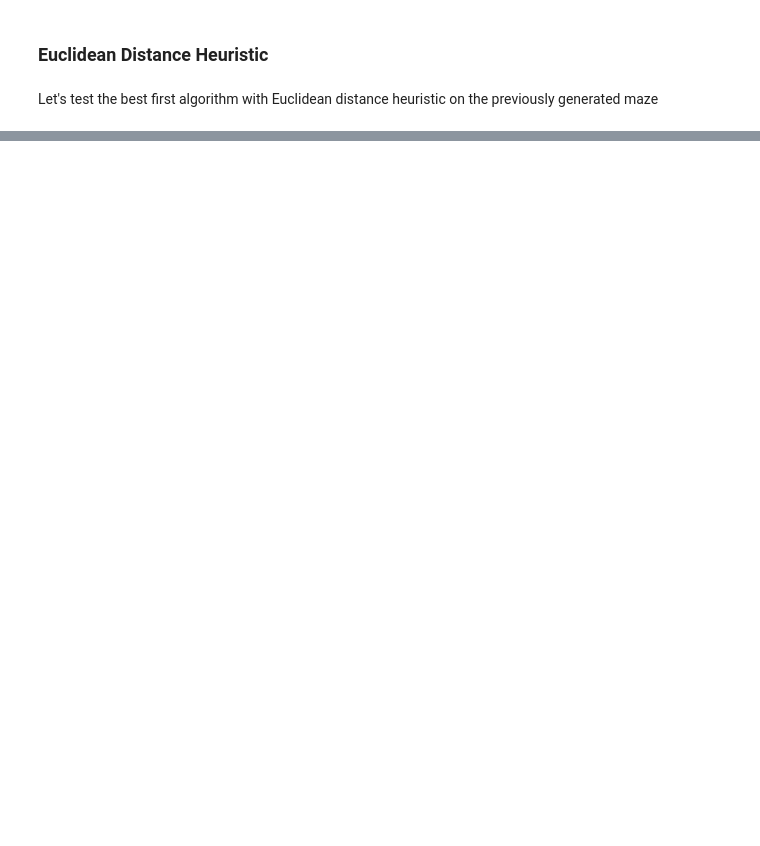
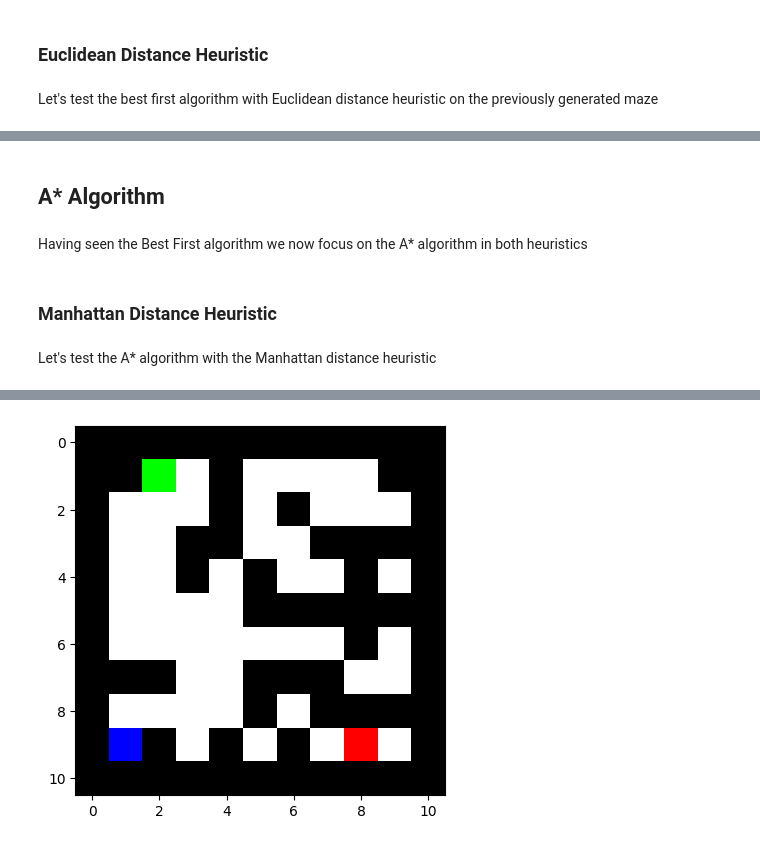
Before and after one commit to CarlinoCalogero/univaq-ase-caianiello-ai-assignments, a Jupyter notebook: assignment_1/code/notebook.ipynb, the cells around one changed output, grey strips where cells are left out. Drawn from its saved outputs; the diff is of its cells as text; code cells hidden in the pictures; blank space fills up the shorter version.

```diff
--- a/assignment_1/code/notebook.ipynb
+++ b/assignment_1/code/notebook.ipynb
@@ -89,0 +111,17 @@ AttributeError: module 'heuristics.euclidean' has no attribute 'manhattan_distan
+# %% [markdown]
+## A* Algorithm
+# %% [markdown]
+Having seen the Best First algorithm we now focus on the A* algorithm in both heuristics
+# %% [markdown]
+### Manhattan Distance Heuristic
+# %% [markdown]
+Let's test the A* algorithm with the Manhattan distance heuristic
+# %%
+manhattan_distance_heuristic_a_star_start_time = time.time()
+manhattan_distance_heuristic_a_star_path = agent.a_star(manhattan.manhattan_distance_heuristic)
+manhattan_distance_heuristic_a_star_end_time = time.time() - manhattan_distance_heuristic_a_star_start_time
+print(TIMESTAMP_STRING % manhattan_distance_heuristic_a_star_end_time)
+print(PATH_LENGTH_STRING % len(manhattan_distance_heuristic_a_star_path))
+animation.animate(maze, manhattan_distance_heuristic_a_star_path, VIDEO_FILE_NAMES[MANHATTAN_DISTANCE_HEURISTIC_A_STAR_VIDEO_FILE_NAME])
+Video(VIDEO_FILE_NAMES[MANHATTAN_DISTANCE_HEURISTIC_A_STAR_VIDEO_FILE_NAME])
+# %% [output]
@@ -89,0 +130 @@ AttributeError: module 'heuristics.euclidean' has no attribute 'manhattan_distan
+[figure, added]
```
Also changed, not shown: parts of 20 cells of this notebook.
